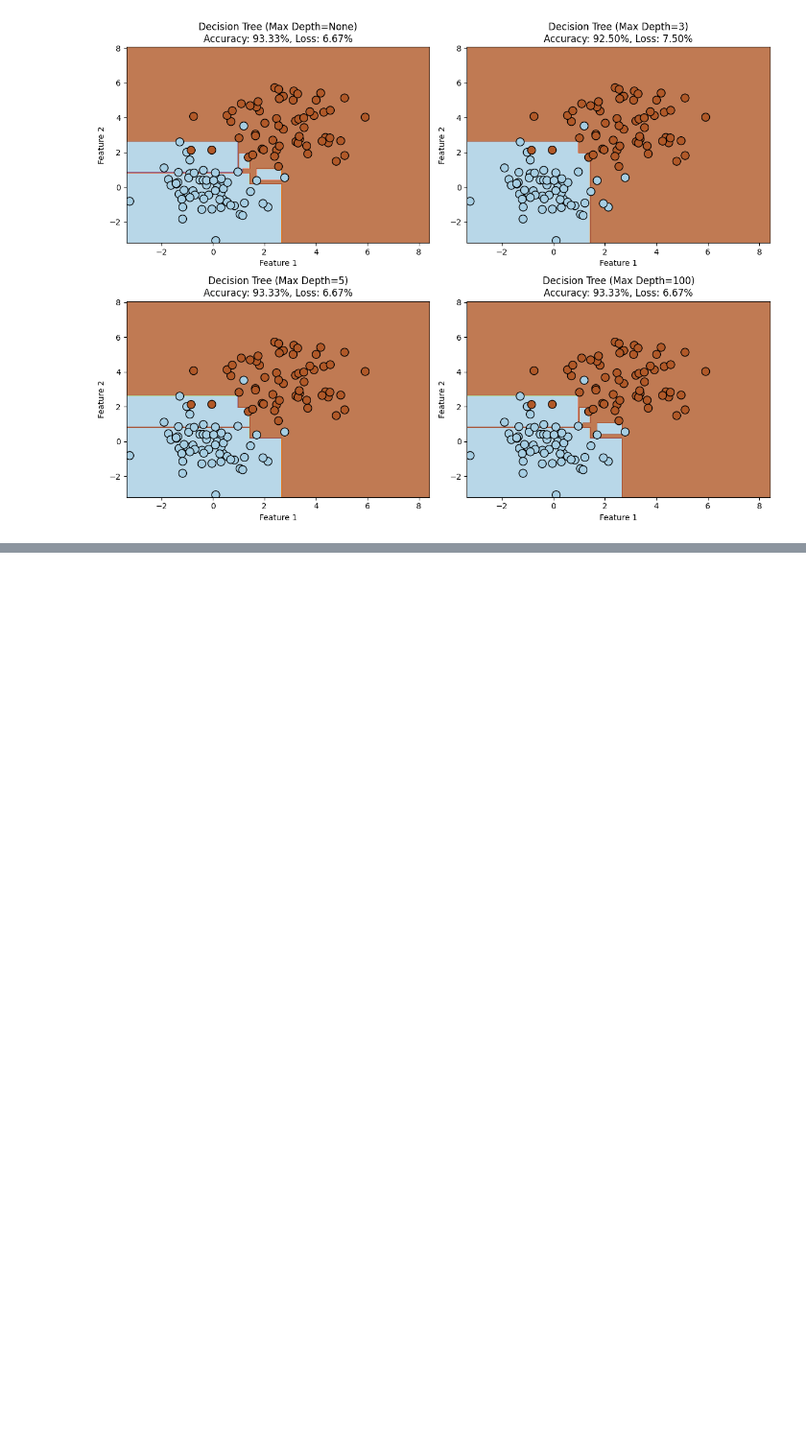
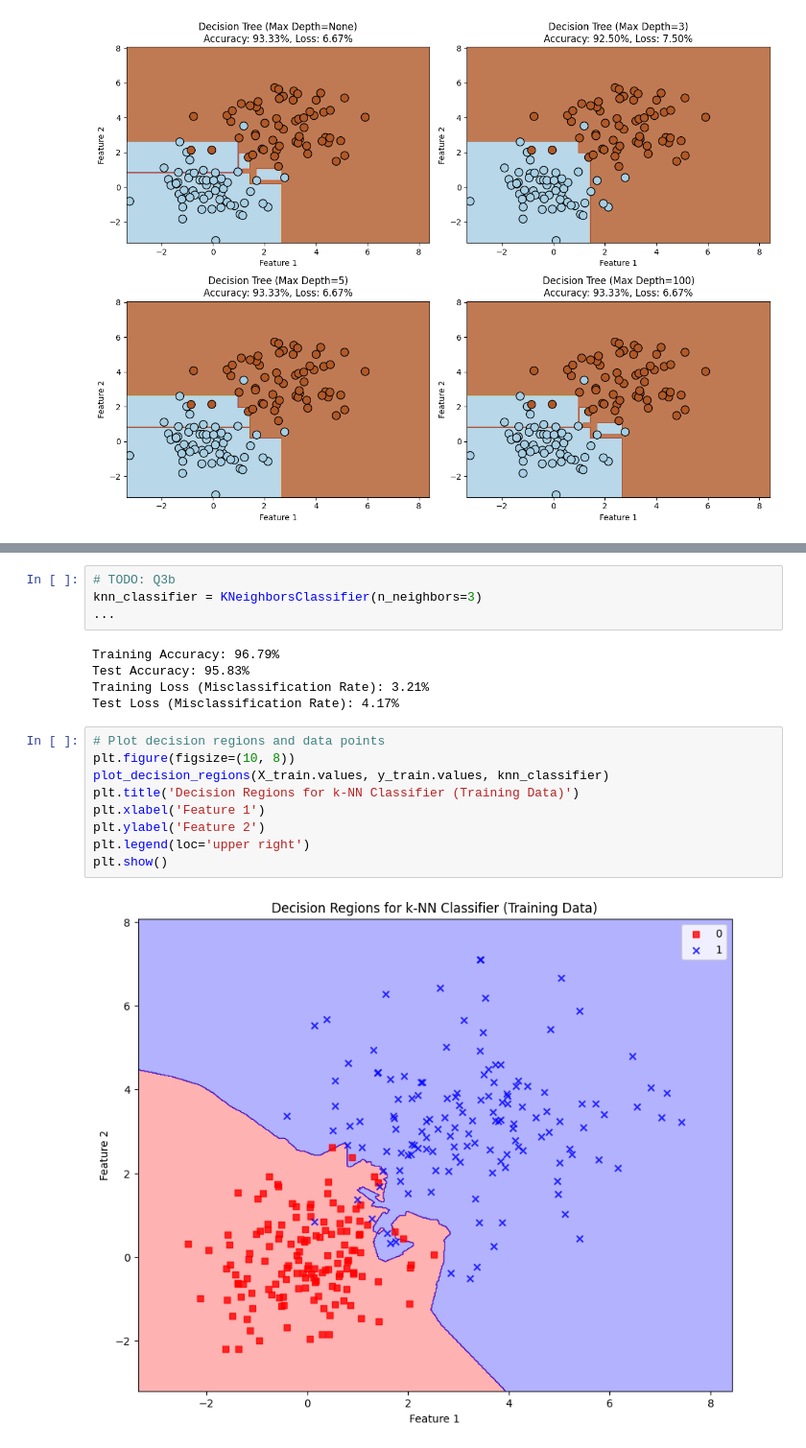
Before and after one commit to COMP4702-UQ/Pracs-notebook, a Jupyter notebook: PracW2.ipynb, the cells around one changed output, grey strips where cells are left out. Shown at 96% size. Saved outputs shown, nothing was run; the diff lists cells and outputs as text; blank space fills up the shorter version.

```diff
--- a/PracW2.ipynb
+++ b/PracW2.ipynb
@@ -208,0 +343,20 @@ plt.show()
+# %%
+# TODO: Q3b
+knn_classifier = KNeighborsClassifier(n_neighbors=3)
+...
+# %% [output]
+Training Accuracy: 96.79%
+Test Accuracy: 95.83%
+Training Loss (Misclassification Rate): 3.21%
+Test Loss (Misclassification Rate): 4.17%
+# %%
+# Plot decision regions and data points
+plt.figure(figsize=(10, 8))
+plot_decision_regions(X_train.values, y_train.values, knn_classifier)
+plt.title('Decision Regions for k-NN Classifier (Training Data)')
+plt.xlabel('Feature 1')
+plt.ylabel('Feature 2')
+plt.legend(loc='upper right')
+plt.show()
+# %% [output]
+[figure, added]
```
Also changed, not shown: parts of 10 cells of this notebook.
